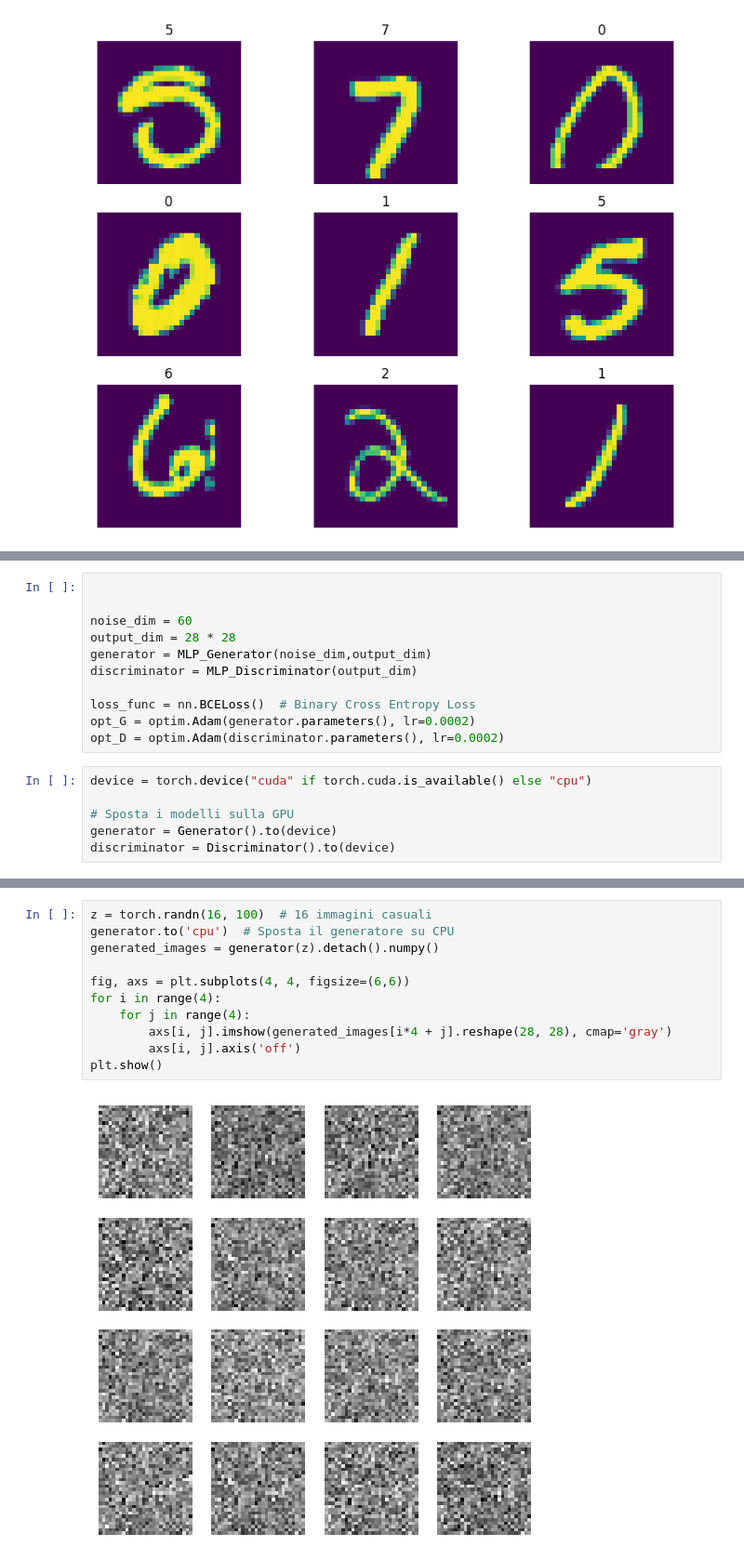
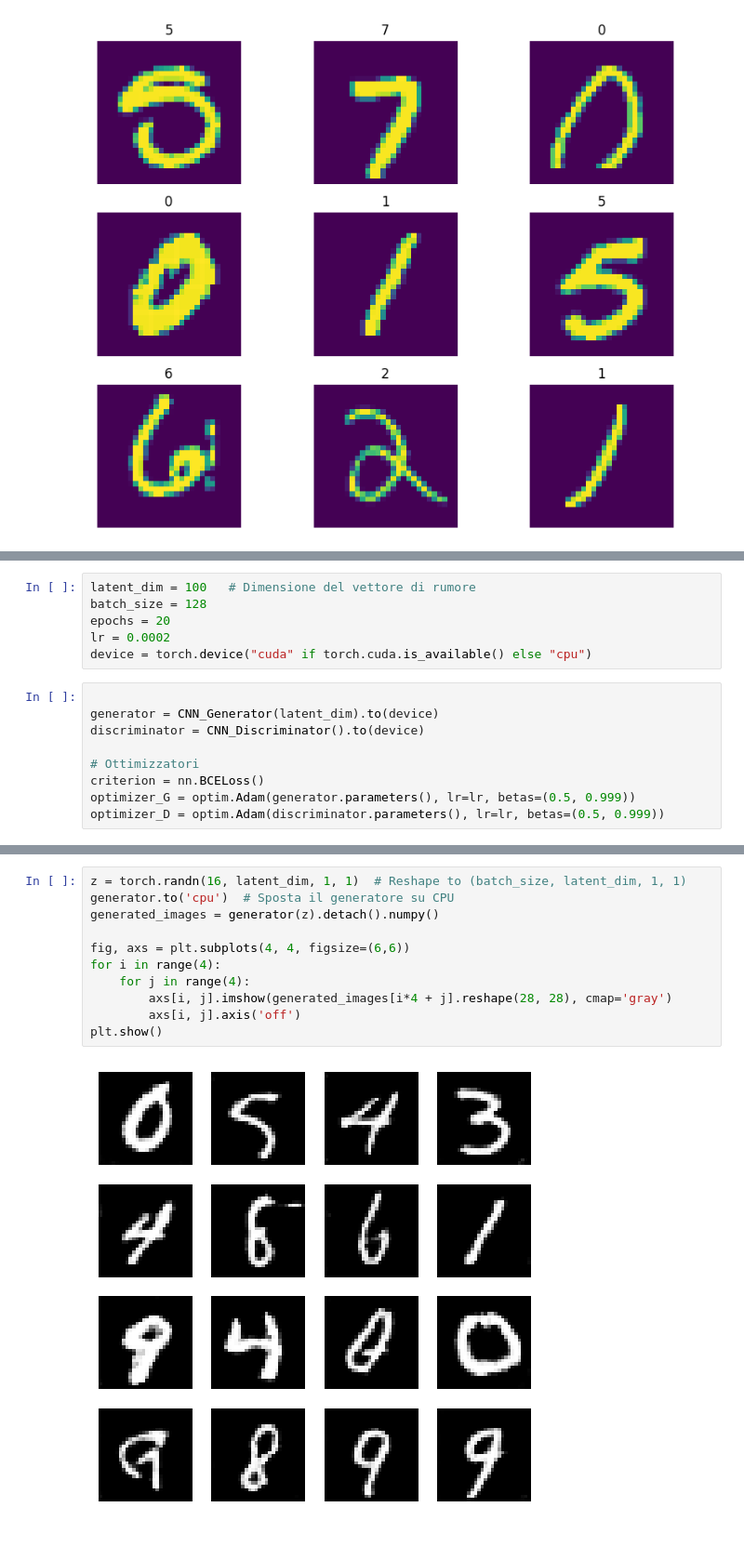
Before and after one commit to Abertocoea/GenerativeModel, a Jupyter notebook: GAN_MNIST_CNN.ipynb, the cells around one changed output, grey strips where cells are left out. Shown at 93% size. Saved outputs shown, nothing was run; the diff lists cells and outputs as text.

```diff
--- a/GAN_MNIST_CNN.ipynb
+++ b/GAN_MNIST_CNN.ipynb
@@ -136,18 +119,16 @@ class MLP_Discriminator(nn.Module):
+# %%
+latent_dim = 100   # Dimensione del vettore di rumore
+batch_size = 128
+epochs = 20
+lr = 0.0002
+device = torch.device("cuda" if torch.cuda.is_available() else "cpu")
 # %%
 
+generator = CNN_Generator(latent_dim).to(device)
+discriminator = CNN_Discriminator().to(device)
 
-noise_dim = 60
-output_dim = 28 * 28
-generator = MLP_Generator(noise_dim,output_dim)
-discriminator = MLP_Discriminator(output_dim)
-
-loss_func = nn.BCELoss()  # Binary Cross Entropy Loss
-opt_G = optim.Adam(generator.parameters(), lr=0.0002)
-opt_D = optim.Adam(discriminator.parameters(), lr=0.0002)
+# Ottimizzatori
+criterion = nn.BCELoss()
+optimizer_G = optim.Adam(generator.parameters(), lr=lr, betas=(0.5, 0.999))
+optimizer_D = optim.Adam(discriminator.parameters(), lr=lr, betas=(0.5, 0.999))
-# %%
-device = torch.device("cuda" if torch.cuda.is_available() else "cpu")
-
-# Sposta i modelli sulla GPU
-generator = Generator().to(device)
-discriminator = Discriminator().to(device)
 # %%
@@ -208,13 +195,13 @@ Epoch [20/20], D Loss: 1.4010, G Loss: 0.6700
 # %%
-z = torch.randn(16, 100)  # 16 immagini casuali
+z = torch.randn(16, latent_dim, 1, 1)  # Reshape to (batch_size, latent_dim, 1, 1)
 generator.to('cpu')  # Sposta il generatore su CPU
 generated_images = generator(z).detach().numpy()
 
 fig, axs = plt.subplots(4, 4, figsize=(6,6))
 for i in range(4):
     for j in range(4):
         axs[i, j].imshow(generated_images[i*4 + j].reshape(28, 28), cmap='gray')
         axs[i, j].axis('off')
 plt.show()
 # %% [output]
-[figure, old version]
+[figure, new version]
```
Also changed, not shown: parts of 8 cells of this notebook.
